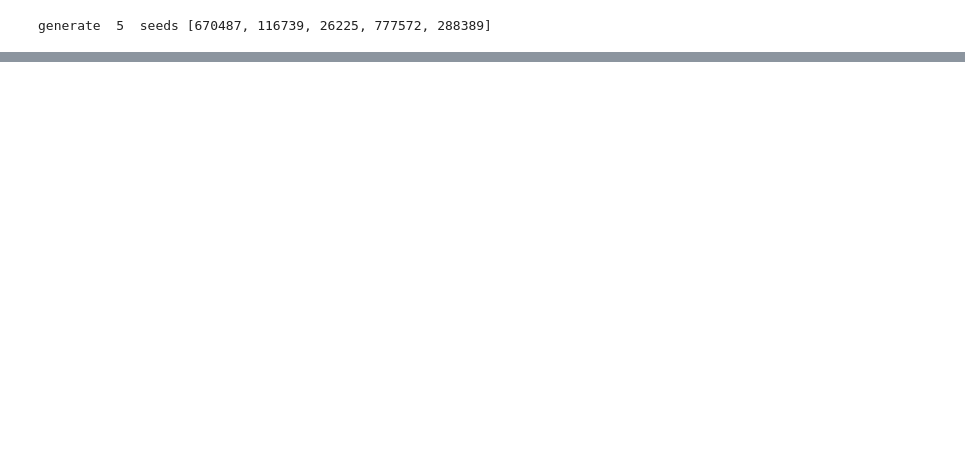
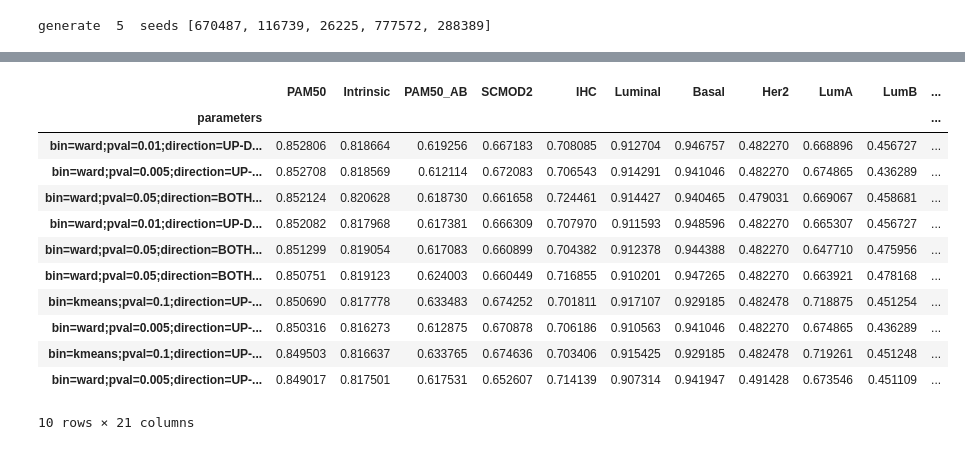
Before and after one commit to ozolotareva/unpast_paper, a Jupyter notebook: evaluation_on_real_data.ipynb, the cells around one changed output, grey strips where cells are left out. Saved outputs shown, nothing was run; the diff lists cells and outputs as text; code cells hidden in the pictures; blank space fills up the shorter version.

Commit message:
evaluation on real breast cancer data is updated

```diff
--- a/evaluation_on_real_data.ipynb
+++ b/evaluation_on_real_data.ipynb
@@ -355,0 +437,20 @@ pd.DataFrame.from_records(subt_m).to_csv("UnPaSt_METABRIC.tsv",sep = "\t")
+# %%
+# TCGA-BRCA
+cl = "PAM50"
+df = pd.DataFrame.from_records(subt_t).groupby("parameters").agg("mean")
+df = df.sort_values(cl,ascending = False)
+df.head(10)
+# %% [output]
+|  | PAM50 | Intrinsic | PAM50_AB | SCMOD2 | IHC | Luminal | Basal | Her2 | LumA | LumB | ... |
+| parameters |  |  |  |  |  |  |  |  |  |  | ... |
+| bin=ward;pval=0.01;direction=UP-D... | 0.852806 | 0.818664 | 0.619256 | 0.667183 | 0.708085 | 0.912704 | 0.946757 | 0.482270 | 0.668896 | 0.456727 | ... |
+| bin=ward;pval=0.005;direction=UP-... | 0.852708 | 0.818569 | 0.612114 | 0.672083 | 0.706543 | 0.914291 | 0.941046 | 0.482270 | 0.674865 | 0.436289 | ... |
+| bin=ward;pval=0.05;direction=BOTH... | 0.852124 | 0.820628 | 0.618730 | 0.661658 | 0.724461 | 0.914427 | 0.940465 | 0.479031 | 0.669067 | 0.458681 | ... |
+| bin=ward;pval=0.01;direction=UP-D... | 0.852082 | 0.817968 | 0.617381 | 0.666309 | 0.707970 | 0.911593 | 0.948596 | 0.482270 | 0.665307 | 0.456727 | ... |
+| bin=ward;pval=0.05;direction=BOTH... | 0.851299 | 0.819054 | 0.617083 | 0.660899 | 0.704382 | 0.912378 | 0.944388 | 0.482270 | 0.647710 | 0.475956 | ... |
+| bin=ward;pval=0.05;direction=BOTH... | 0.850751 | 0.819123 | 0.624003 | 0.660449 | 0.716855 | 0.910201 | 0.947265 | 0.482270 | 0.663921 | 0.478168 | ... |
+| bin=kmeans;pval=0.1;direction=UP-... | 0.850690 | 0.817778 | 0.633483 | 0.674252 | 0.701811 | 0.917107 | 0.929185 | 0.482478 | 0.718875 | 0.451254 | ... |
+| bin=ward;pval=0.005;direction=UP-... | 0.850316 | 0.816273 | 0.612875 | 0.670878 | 0.706186 | 0.910563 | 0.941046 | 0.482270 | 0.674865 | 0.436289 | ... |
+| bin=kmeans;pval=0.1;direction=UP-... | 0.849503 | 0.816637 | 0.633765 | 0.674636 | 0.703406 | 0.915425 | 0.929185 | 0.482478 | 0.719261 | 0.451248 | ... |
+| bin=ward;pval=0.005;direction=UP-... | 0.849017 | 0.817501 | 0.617531 | 0.652607 | 0.714139 | 0.907314 | 0.941947 | 0.491428 | 0.673546 | 0.451109 | ... |
+10 rows × 21 columns
```
Also changed, not shown: parts of 37 cells of this notebook.
